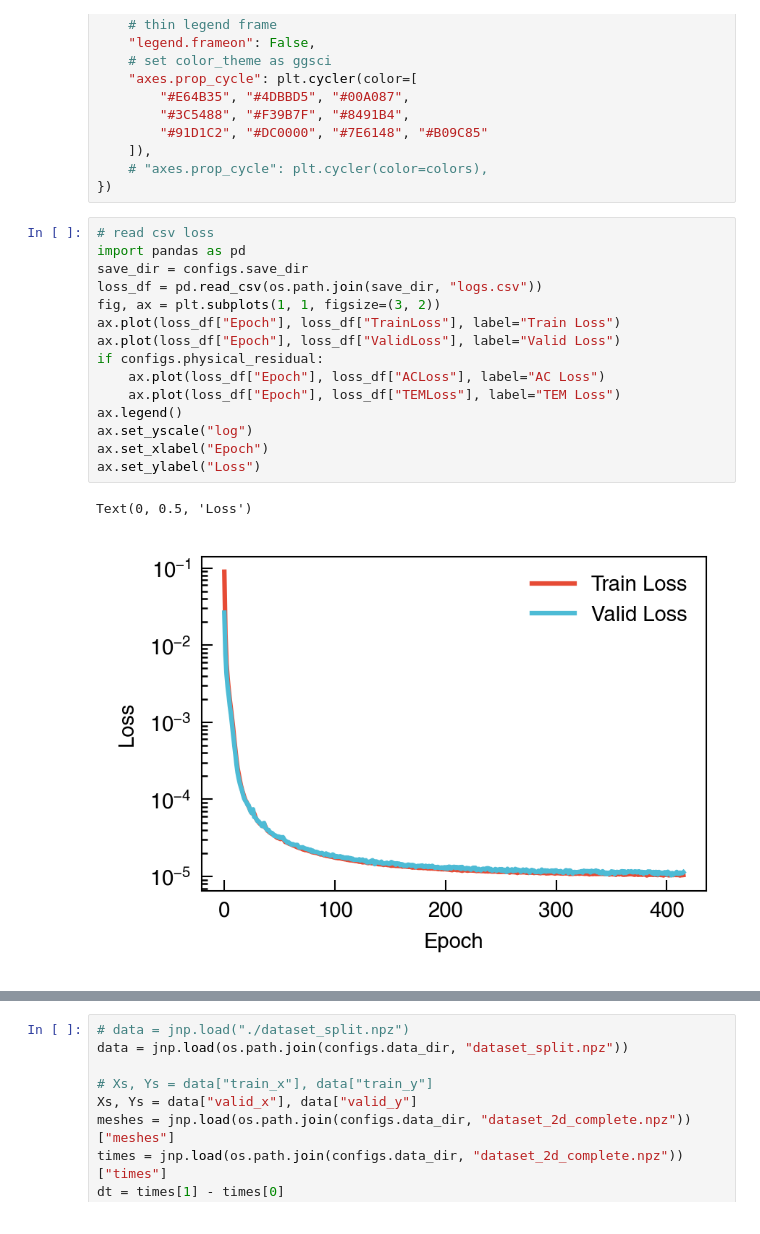
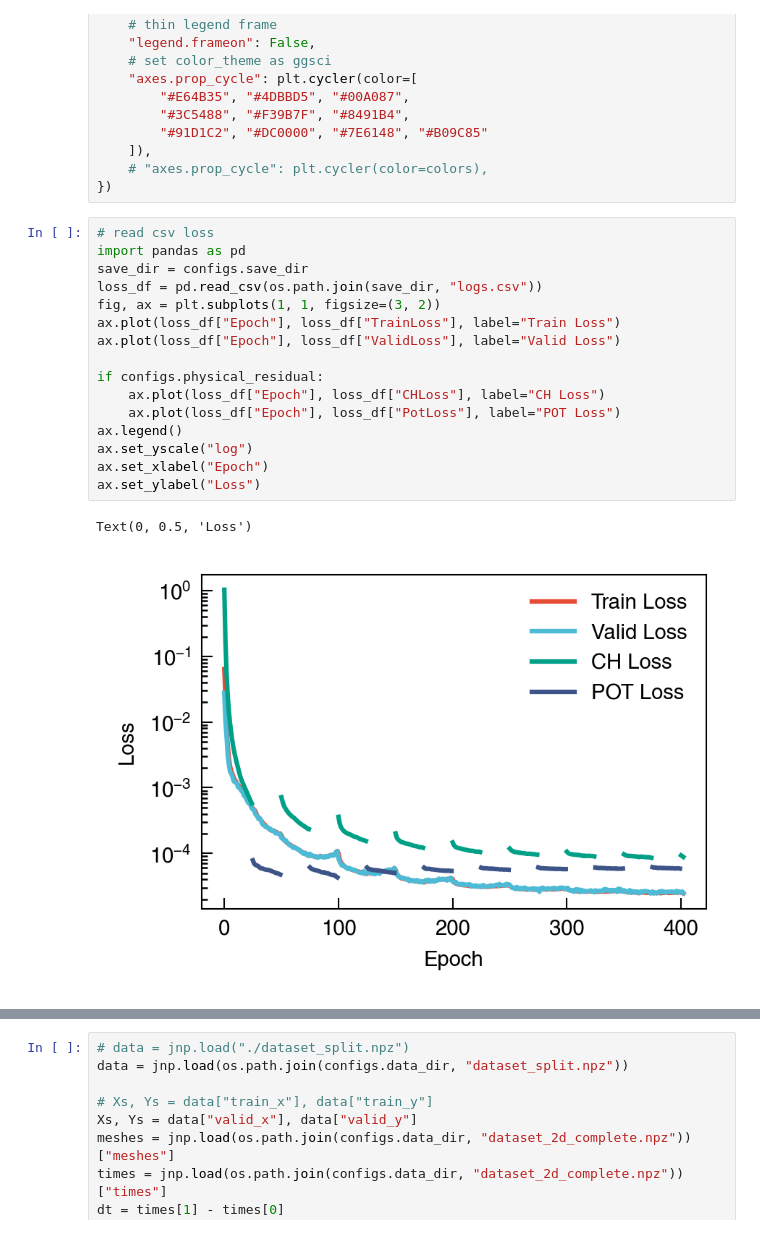
Before and after one commit to NanxiiChen/PF-PINO, a Jupyter notebook: spinodal_decomp/eval.ipynb, the cells around one changed output, grey strips where cells are left out. Drawn from its saved outputs; the diff is of its cells as text.

```diff
--- a/spinodal_decomp/eval.ipynb
+++ b/spinodal_decomp/eval.ipynb
@@ -53,21 +53,22 @@ rcParams.update({
 # %%
 # read csv loss
 import pandas as pd
 save_dir = configs.save_dir
 loss_df = pd.read_csv(os.path.join(save_dir, "logs.csv"))
 fig, ax = plt.subplots(1, 1, figsize=(3, 2))
 ax.plot(loss_df["Epoch"], loss_df["TrainLoss"], label="Train Loss")
 ax.plot(loss_df["Epoch"], loss_df["ValidLoss"], label="Valid Loss")
+
 if configs.physical_residual:
-    ax.plot(loss_df["Epoch"], loss_df["ACLoss"], label="AC Loss")
-    ax.plot(loss_df["Epoch"], loss_df["TEMLoss"], label="TEM Loss")
+    ax.plot(loss_df["Epoch"], loss_df["CHLoss"], label="CH Loss")
+    ax.plot(loss_df["Epoch"], loss_df["PotLoss"], label="POT Loss")
 ax.legend()
 ax.set_yscale("log")
 ax.set_xlabel("Epoch")
 ax.set_ylabel("Loss")
 # %% [output]
 Text(0, 0.5, 'Loss')
-[figure, old version]
+[figure, new version]
 # %%
 test_mse_df = pd.read_csv(os.path.join(save_dir, "test_logs.csv"))
 fig, ax = plt.subplots(1, 1, figsize=(3, 2))
```
Also changed, not shown: parts of 5 cells of this notebook, 6 other files.
